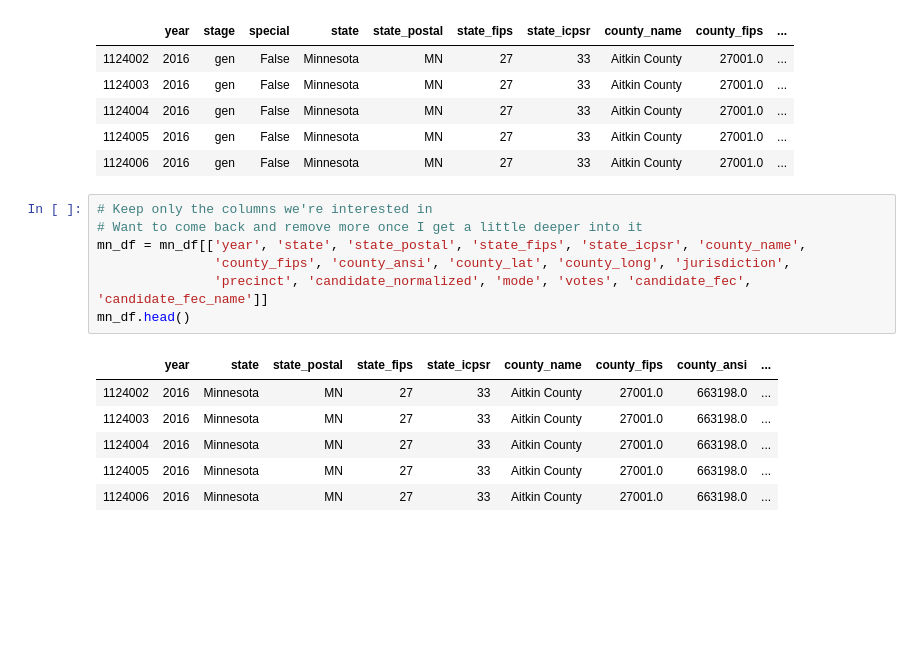
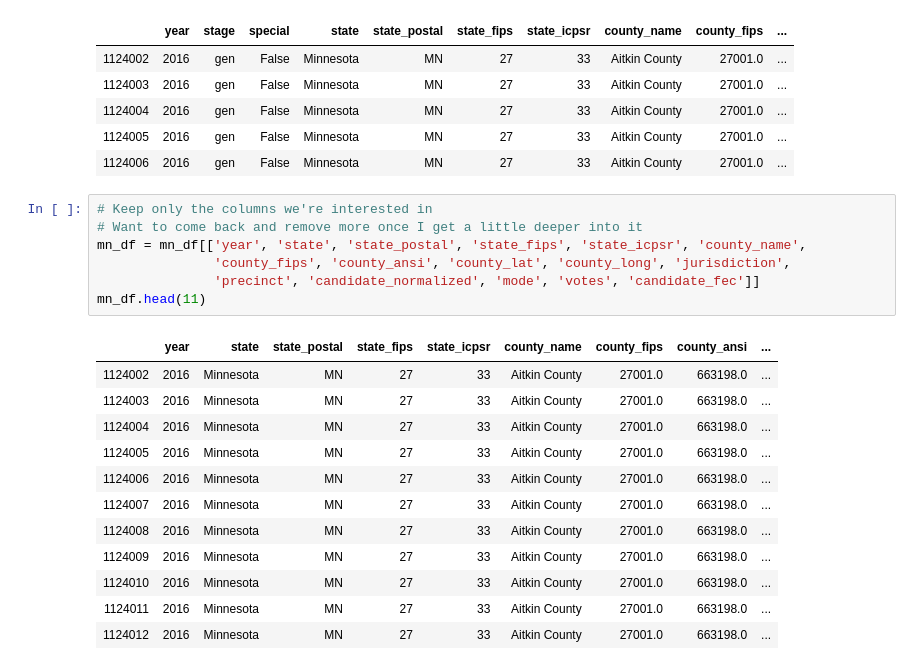
Before and after one commit to VallieTracy/Pres-Election-Partisan-Breakdown, a Jupyter notebook: precincts_main.ipynb, the cells around one changed output. Drawn from its saved outputs; the diff is of its cells as text; blank space fills up the shorter version.

```diff
--- a/precincts_main.ipynb
+++ b/precincts_main.ipynb
@@ -70,14 +70,20 @@ mn_df.head()
 # %%
 # Keep only the columns we're interested in
 # Want to come back and remove more once I get a little deeper into it
 mn_df = mn_df[['year', 'state', 'state_postal', 'state_fips', 'state_icpsr', 'county_name',
                'county_fips', 'county_ansi', 'county_lat', 'county_long', 'jurisdiction',
-               'precinct', 'candidate_normalized', 'mode', 'votes', 'candidate_fec', 'candidate_fec_name']]
-mn_df.head()
+               'precinct', 'candidate_normalized', 'mode', 'votes', 'candidate_fec']]
+mn_df.head(11)
 # %% [output]
 |  | year | state | state_postal | state_fips | state_icpsr | county_name | county_fips | county_ansi | ... |
 | 1124002 | 2016 | Minnesota | MN | 27 | 33 | Aitkin County | 27001.0 | 663198.0 | ... |
 | 1124003 | 2016 | Minnesota | MN | 27 | 33 | Aitkin County | 27001.0 | 663198.0 | ... |
 | 1124004 | 2016 | Minnesota | MN | 27 | 33 | Aitkin County | 27001.0 | 663198.0 | ... |
 | 1124005 | 2016 | Minnesota | MN | 27 | 33 | Aitkin County | 27001.0 | 663198.0 | ... |
 | 1124006 | 2016 | Minnesota | MN | 27 | 33 | Aitkin County | 27001.0 | 663198.0 | ... |
+| 1124007 | 2016 | Minnesota | MN | 27 | 33 | Aitkin County | 27001.0 | 663198.0 | ... |
+| 1124008 | 2016 | Minnesota | MN | 27 | 33 | Aitkin County | 27001.0 | 663198.0 | ... |
+| 1124009 | 2016 | Minnesota | MN | 27 | 33 | Aitkin County | 27001.0 | 663198.0 | ... |
+| 1124010 | 2016 | Minnesota | MN | 27 | 33 | Aitkin County | 27001.0 | 663198.0 | ... |
+| 1124011 | 2016 | Minnesota | MN | 27 | 33 | Aitkin County | 27001.0 | 663198.0 | ... |
+| 1124012 | 2016 | Minnesota | MN | 27 | 33 | Aitkin County | 27001.0 | 663198.0 | ... |
```
Also changed, not shown: parts of 3 cells of this notebook.
